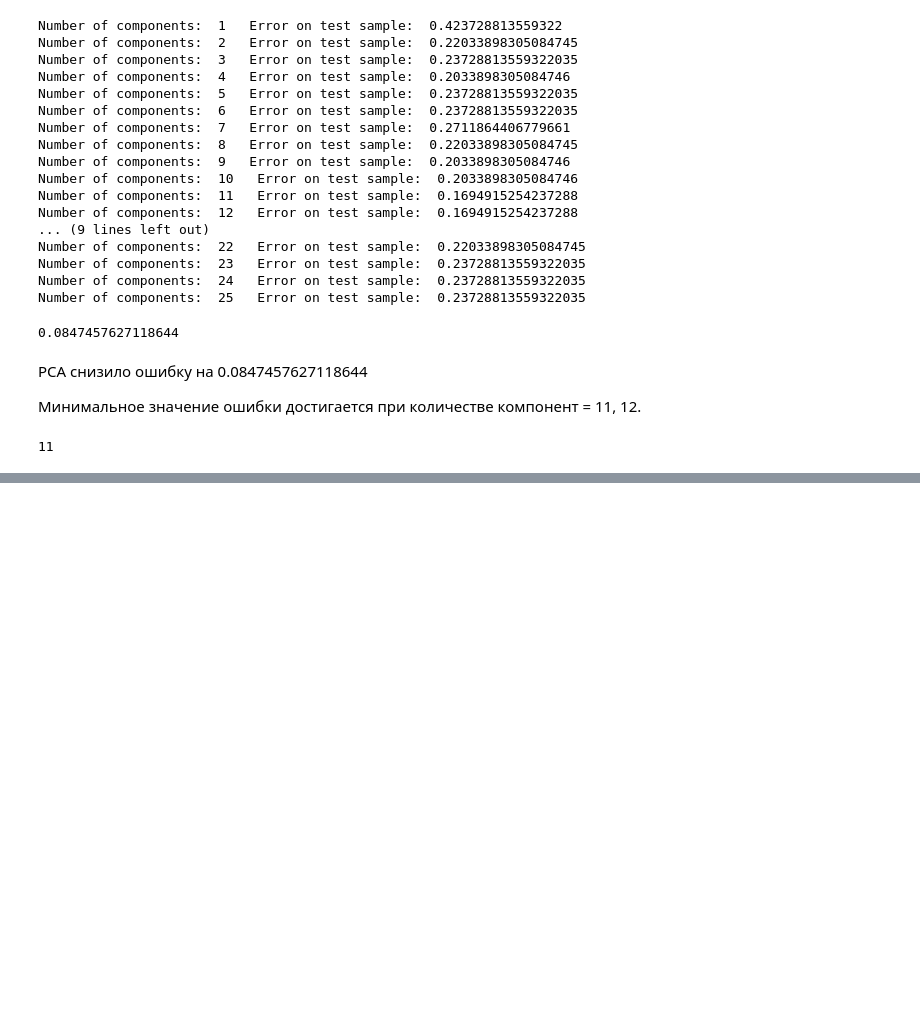
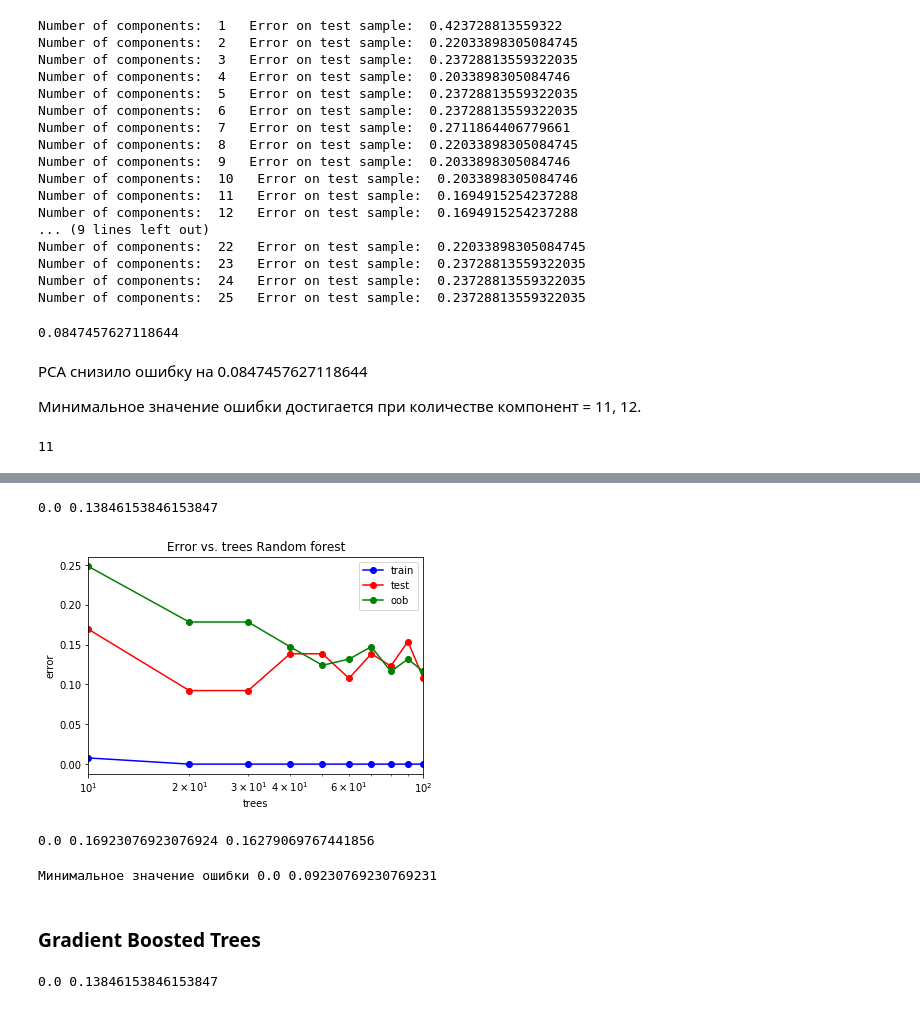
Before and after one commit to GerasimovDG/ML_tasks, a Jupyter notebook: lab1.ipynb, the cells around one changed output, grey strips where cells are left out. Saved outputs shown, nothing was run; the diff lists cells and outputs as text; code cells hidden in the pictures; blank space fills up the shorter version.

```diff
--- a/lab1.ipynb
+++ b/lab1.ipynb
@@ -643,0 +772,4 @@ np.argmin(test_err)+1
+# %%
+from sklearn import ensemble
+rf = ensemble.RandomForestClassifier(n_estimators = 1000)
+rf.fit(X_train, y_train)
@@ -643,0 +784,63 @@ np.argmin(test_err)+1
+# %%
+err_train = np.mean(y_train != rf.predict(X_train))
+err_test  = np.mean(y_test  != rf.predict(X_test))
+
+print(err_train, err_test)
+# %% [output]
+0.0 0.13846153846153847
+# %%
+trees = (10, 20, 30, 40, 50, 60, 70, 80, 90, 100)
+test_err = []
+train_err = []
+oob_error=[]
+for tree in trees:
+    forest =ensemble.RandomForestClassifier(n_estimators = tree, oob_score=True)
+    forest.fit(X_train, y_train)
+
+    y_train_pred = forest.predict(X_train)
+    y_test_pred = forest.predict(X_test)
+    train_err.append(np.mean(y_train != y_train_pred))
+    test_err.append(np.mean(y_test != y_test_pred))
+    oob_error.append(1 - forest.oob_score_)
+# %%
+plt.semilogx(trees, train_err, 'b-o', label = 'train')
+plt.semilogx(trees, test_err, 'r-o', label = 'test')
+plt.semilogx(trees, oob_error, 'g-o', label = 'oob')
+plt.xlim([np.min(trees), np.max(trees)])
+plt.title('Error vs. trees Random forest')
+plt.xlabel('trees')
+plt.ylabel('error')
+plt.legend()
+pass
+# %% [output]
+[figure, added]
+# %%
+from sklearn import ensemble
+rf = ensemble.ExtraTreesClassifier(n_estimators = 1000,oob_score=True,bootstrap=True)
+rf.fit(X_train, y_train)
+
+err_train = np.mean(y_train != rf.predict(X_train))
+err_test  = np.mean(y_test  != rf.predict(X_test))
+oob_error = 1 - rf.oob_score_
+print(err_train, err_test, oob_error)
+# %% [output]
+0.0 0.16923076923076924 0.16279069767441856
+# %%
+min_train_err = np.min(train_err)
+min_test_err = np.min(test_err)
+print("Минимальное значение ошибки", min_train_err, min_test_err)
+# %% [output]
+Минимальное значение ошибки 0.0 0.09230769230769231
+# %% [markdown]
+### Gradient Boosted Trees
+# %%
+from sklearn import ensemble
+rf = ensemble.GradientBoostingClassifier(n_estimators = 1000)
+rf.fit(X_train, y_train)
+
+err_train = np.mean(y_train != rf.predict(X_train))
+err_test  = np.mean(y_test  != rf.predict(X_test))
+
+print(err_train, err_test)
+# %% [output]
+0.0 0.13846153846153847
```
Also changed, not shown: parts of 31 cells of this notebook.
